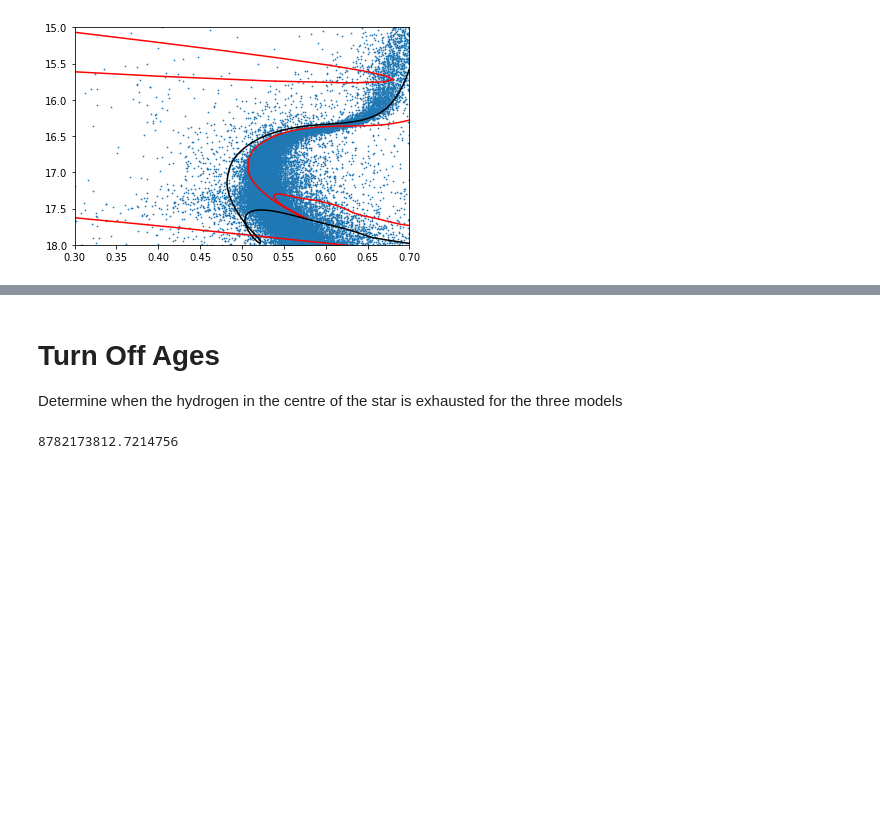
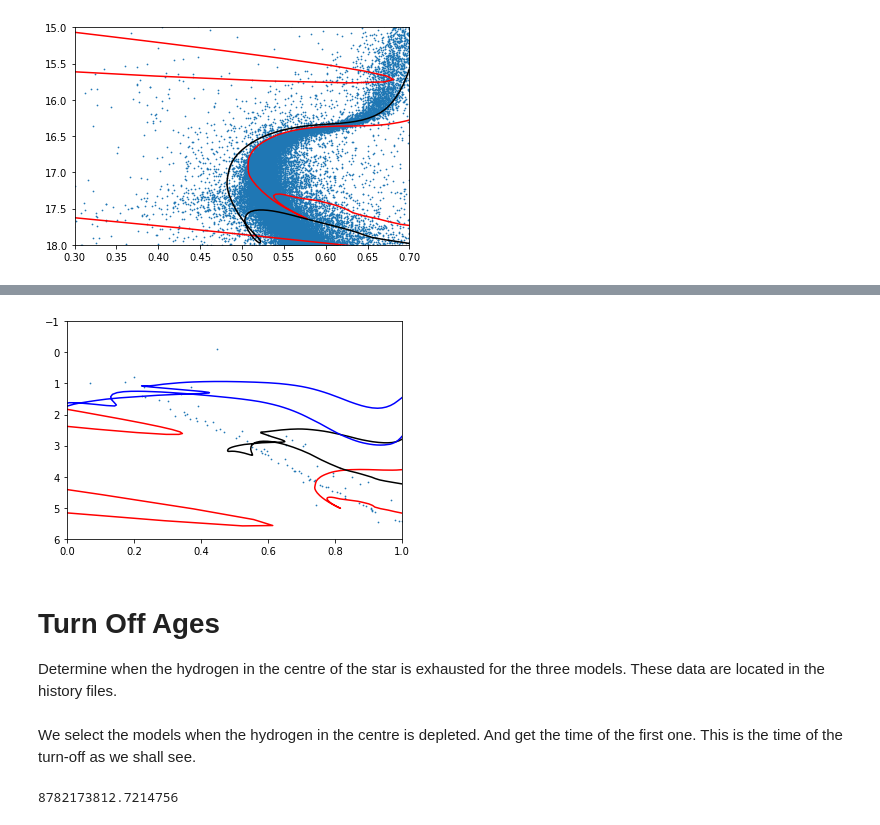
Before and after one commit to UBC-Astrophysics/globular_cluster_lab, a Jupyter notebook: Globular Cluster Lab.ipynb, the cells around one changed output, grey strips where cells are left out. Cells and saved outputs as stored; diff of their text form; code cells hidden in the pictures; blank space fills up the shorter version.

```diff
--- a/Globular Cluster Lab.ipynb
+++ b/Globular Cluster Lab.ipynb
@@ -112,8 +112,20 @@ plt.show()
+# %%
+plt.scatter(dataHy['GBr_GRr'],dataHy['G'],s=0.5)
+plt.plot(pdata['GAIA_GAIA2rGbp']-pdata['GAIA_GAIA2rGrp'],pdata['GAIA_GAIA2rG'],c='r')
+plt.plot(pdata14['GAIA_GAIA2rGbp']-pdata14['GAIA_GAIA2rGrp'],pdata14['GAIA_GAIA2rG'],c='k')
+plt.plot(pdata2['GAIA_GAIA2rGbp']-pdata2['GAIA_GAIA2rGrp'],pdata2['GAIA_GAIA2rG'],c='b')
+plt.xlim(0,1)
+plt.ylim(6,-1)
+plt.show()
+# %% [output]
+[figure, added]
 # %% [markdown]
 # Turn Off Ages
-Determine when the hydrogen in the centre of the star is exhausted for the three models
+Determine when the hydrogen in the centre of the star is exhausted for the three models.  These data are located in the history files.
 # %%
 data1=np.genfromtxt("history1M.data",names=True,skip_header=5,unpack=True)
+# %% [markdown]
+We select the models when the hydrogen in the centre is depleted.  And get the time of the first one.  This is the time of the turn-off as we shall see.
 # %%
 ff=data1['star_age'][data1['center_h1']<1e-3]
 ff[0]
```
Also changed, not shown: parts of 6 cells of this notebook.
